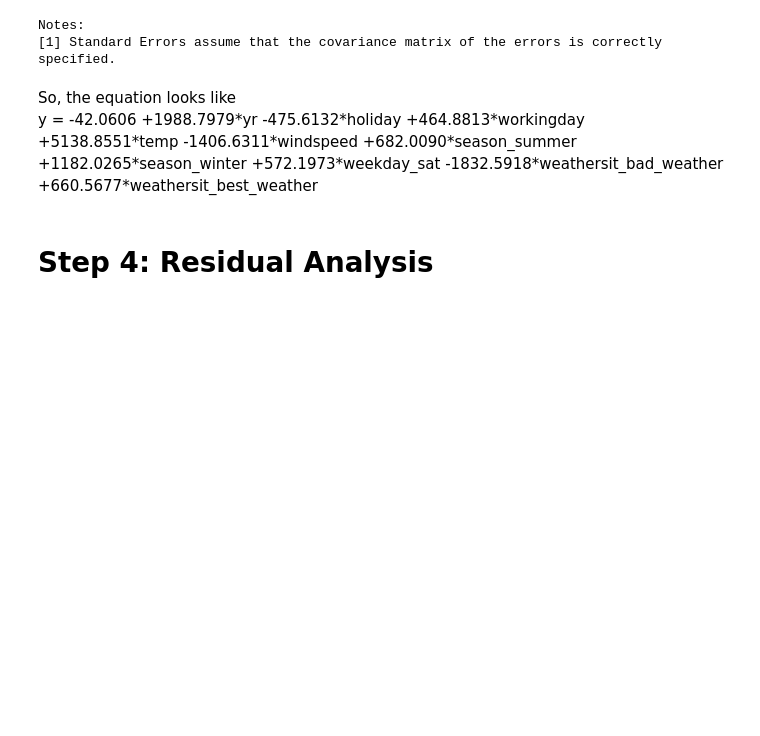
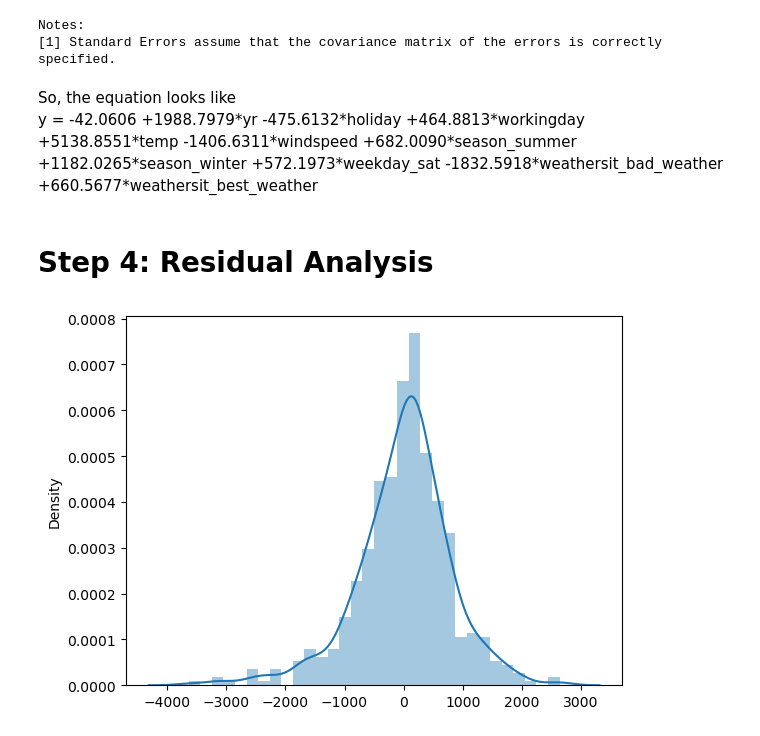
Before and after one commit to aswinj18/BikeSharingAssignment, a Jupyter notebook: BikeSharingAssignment.ipynb, the cells around one changed output. Cells and saved outputs as stored; diff of their text form; code cells hidden in the pictures; blank space fills up the shorter version.

```diff
--- a/BikeSharingAssignment.ipynb
+++ b/BikeSharingAssignment.ipynb
@@ -793,3 +796,13 @@ So, the equation looks like <br>
 y = -42.0606 +1988.7979\*yr -475.6132\*holiday +464.8813\*workingday +5138.8551\*temp -1406.6311\*windspeed +682.0090\*season_summer +1182.0265\*season_winter +572.1973\*weekday_sat -1832.5918\*weathersit_bad_weather +660.5677\*weathersit_best_weather
 # %% [markdown]
 # Step 4: Residual Analysis
+# %%
+X_train_final_draft_sm = sm.add_constant(X_train[ X_final_draft_cols ])
+y_train_pred = lr_model_final.predict( X_train_final_draft_sm )
+
+res = y_train - y_train_pred
+# %%
+sns.distplot(res)
+plt.show()
+# %% [output]
+[figure, added]
```
Also changed, not shown: parts of 14 cells of this notebook.
